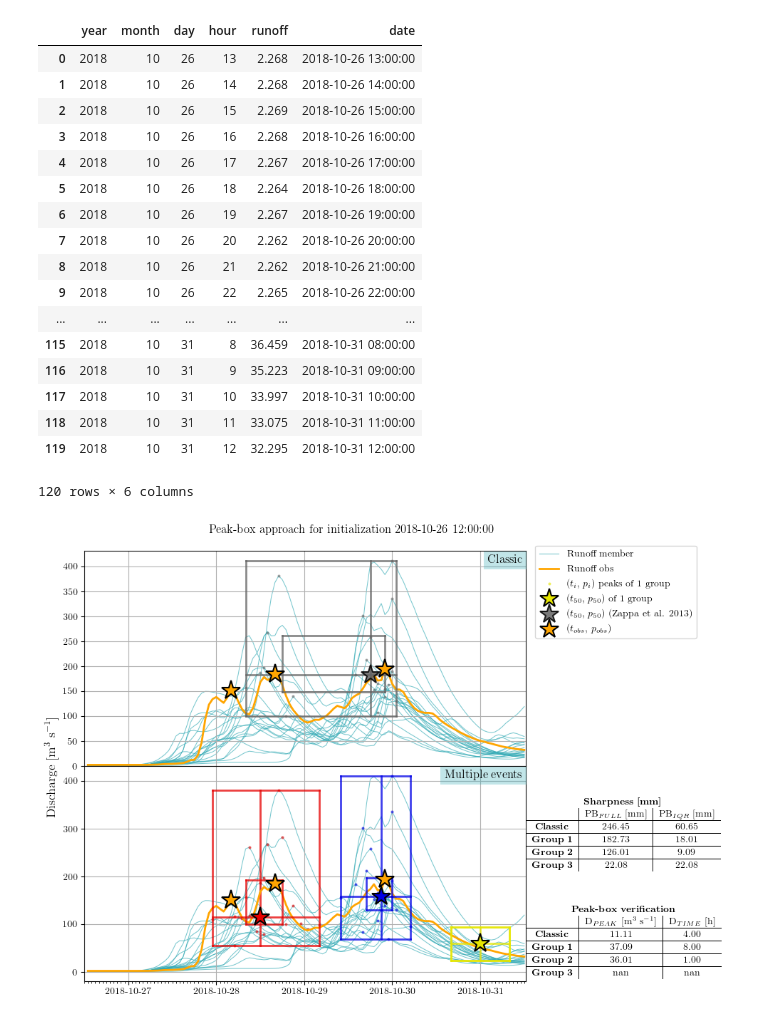
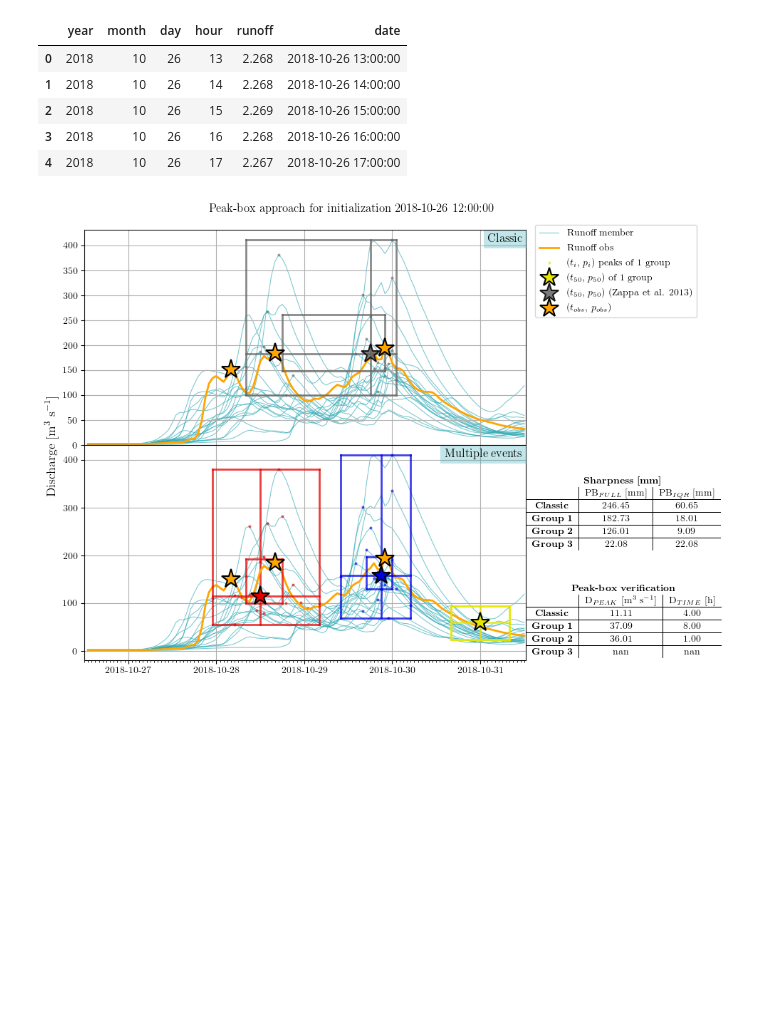
Before and after one commit to agiord/peakbox, a Jupyter notebook: peakbox_notebook.ipynb, the cells around one changed output. Drawn from its saved outputs; the diff is of its cells as text; code cells hidden in the pictures; blank space fills up the shorter version.

```diff
--- a/peakbox_notebook.ipynb
+++ b/peakbox_notebook.ipynb
@@ -37,24 +26,12 @@ ens
 # %%
-obs
+obs.head()
 # %% [output]
 |  | year | month | day | hour | runoff | date |
 | 0 | 2018 | 10 | 26 | 13 | 2.268 | 2018-10-26 13:00:00 |
 | 1 | 2018 | 10 | 26 | 14 | 2.268 | 2018-10-26 14:00:00 |
 | 2 | 2018 | 10 | 26 | 15 | 2.269 | 2018-10-26 15:00:00 |
 | 3 | 2018 | 10 | 26 | 16 | 2.268 | 2018-10-26 16:00:00 |
 | 4 | 2018 | 10 | 26 | 17 | 2.267 | 2018-10-26 17:00:00 |
-| 5 | 2018 | 10 | 26 | 18 | 2.264 | 2018-10-26 18:00:00 |
-| 6 | 2018 | 10 | 26 | 19 | 2.267 | 2018-10-26 19:00:00 |
-| 7 | 2018 | 10 | 26 | 20 | 2.262 | 2018-10-26 20:00:00 |
-| 8 | 2018 | 10 | 26 | 21 | 2.262 | 2018-10-26 21:00:00 |
-| 9 | 2018 | 10 | 26 | 22 | 2.265 | 2018-10-26 22:00:00 |
-| ... | ... | ... | ... | ... | ... | ... |
-| 115 | 2018 | 10 | 31 | 8 | 36.459 | 2018-10-31 08:00:00 |
-| 116 | 2018 | 10 | 31 | 9 | 35.223 | 2018-10-31 09:00:00 |
-| 117 | 2018 | 10 | 31 | 10 | 33.997 | 2018-10-31 10:00:00 |
-| 118 | 2018 | 10 | 31 | 11 | 33.075 | 2018-10-31 11:00:00 |
-| 119 | 2018 | 10 | 31 | 12 | 32.295 | 2018-10-31 12:00:00 |
-120 rows × 6 columns
 # %%
 import peakbox_v4 as pbk
 # %%
```
Also changed, not shown: parts of 1 cell of this notebook.
